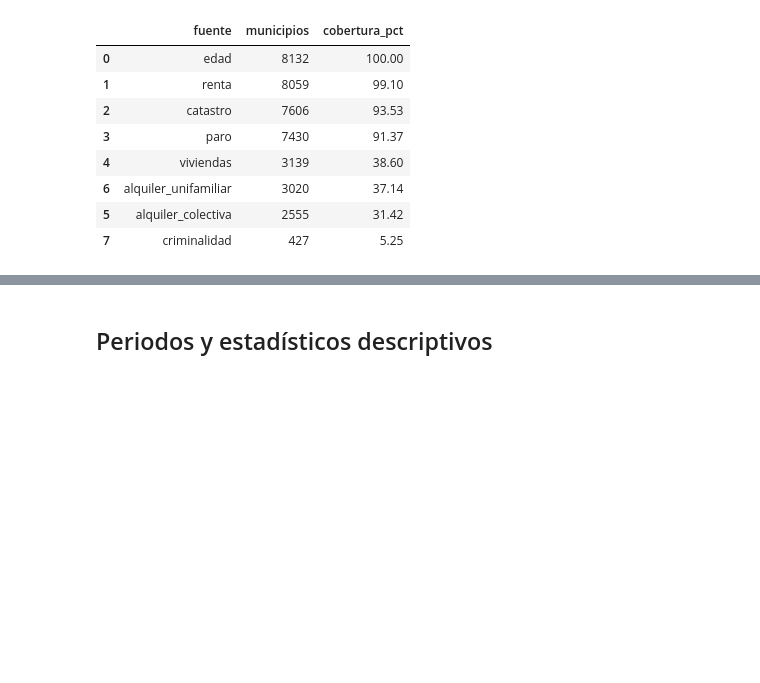
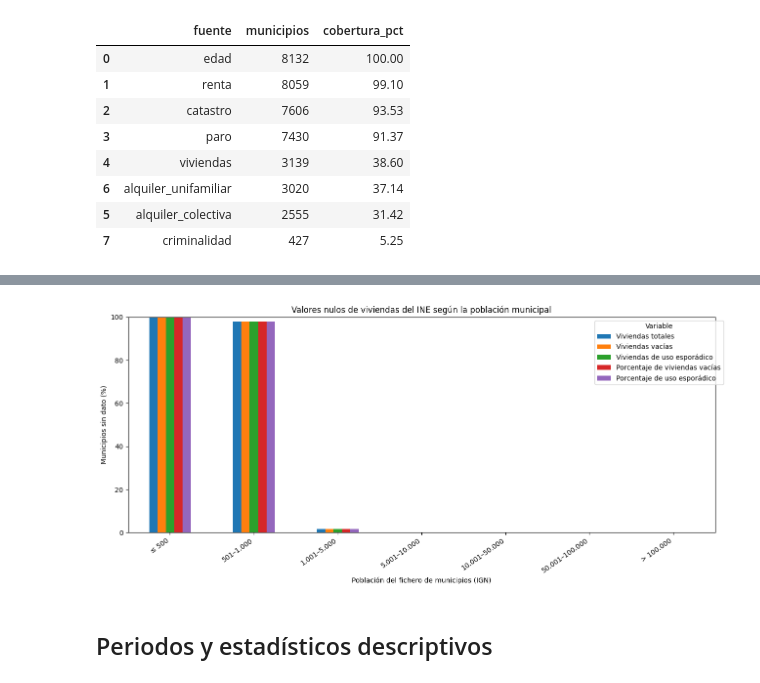
Before and after one commit to DavidJuanP/TFM-segmentacion-inmobiliaria, a Jupyter notebook: notebooks/01_eda_curated.ipynb, the cells around one changed output, grey strips where cells are left out. Cells and saved outputs as stored; diff of their text form; code cells hidden in the pictures; blank space fills up the shorter version.

```diff
--- a/notebooks/01_eda_curated.ipynb
+++ b/notebooks/01_eda_curated.ipynb
@@ -137,0 +316,77 @@ Se descarta incluir la criminalidad por falta de datos.
+# %%
+variables_viviendas_ine = {
+    'Viviendas totales': 'viviendas_totales',
+    'Viviendas vacías': 'viviendas_vacias',
+    'Viviendas de uso esporádico': 'viviendas_uso_esporadico',
+    'Porcentaje de viviendas vacías': 'porcentaje_viviendas_vacias',
+    'Porcentaje de uso esporádico': 'porcentaje_viviendas_uso_esporadico',
+}
+columna_poblacion = 'poblacion_ign'
+
+resumen_poblacion_nulos_viviendas = []
+for variable, columna in variables_viviendas_ine.items():
+    for tiene_dato, grupo in df.groupby(df[columna].notna()):
+        poblacion = grupo[columna_poblacion].dropna()
+        resumen_poblacion_nulos_viviendas.append({
+            'variable': variable,
+            'situacion': 'Con dato' if tiene_dato else 'Sin dato',
+            'municipios': len(grupo),
+            'poblacion_mediana': poblacion.median(),
+            'poblacion_p25': poblacion.quantile(0.25),
+            'poblacion_p75': poblacion.quantile(0.75),
+            'poblacion_media': poblacion.mean(),
+        })
+
+resumen_poblacion_nulos_viviendas = pd.DataFrame(
+    resumen_poblacion_nulos_viviendas
+)
+display(resumen_poblacion_nulos_viviendas.round(1))
+
+limites_poblacion_viviendas = [
+    -np.inf, 500, 1_000, 5_000, 10_000, 50_000, 100_000, np.inf
+]
+etiquetas_poblacion_viviendas = [
+    '≤ 500', '501–1.000', '1.001–5.000', '5.001–10.000',
+    '10.001–50.000', '50.001–100.000', '> 100.000',
+]
+tramo_poblacion_viviendas = pd.cut(
+    df[columna_poblacion],
+    bins=limites_poblacion_viviendas,
+    labels=etiquetas_poblacion_viviendas,
+    include_lowest=True,
+)
+
+nulos_viviendas_por_poblacion = pd.DataFrame({
+    'tramo_poblacion': tramo_poblacion_viviendas,
+})
+for variable, columna in variables_viviendas_ine.items():
+    nulos_viviendas_por_poblacion[variable] = df[columna].isna()
+
+nulos_viviendas_por_poblacion = (
+    nulos_viviendas_por_poblacion
+    .groupby('tramo_poblacion', observed=False)
+    .agg(
+        municipios=('tramo_poblacion', 'size'),
+        **{f'{variable}_nulos_pct': (
+               variable, lambda serie: serie.mean() * 100
+           ) for variable in variables_viviendas_ine}
+    )
+    .reset_index()
+)
+display(nulos_viviendas_por_poblacion.round(2))
+
+columnas_nulos_viviendas = [
+    f'{variable}_nulos_pct' for variable in variables_viviendas_ine
+]
+ax = nulos_viviendas_por_poblacion.set_index('tramo_poblacion')[
+    columnas_nulos_viviendas
+].plot.bar(figsize=(13, 6))
+ax.set_title('Valores nulos de viviendas del INE según la población municipal')
+ax.set_xlabel('Población del fichero de municipios (IGN)')
+ax.set_ylabel('Municipios sin dato (%)')
+ax.set_ylim(0, 100)
+ax.legend(list(variables_viviendas_ine), title='Variable', bbox_to_anchor=(1.02, 1))
+plt.xticks(rotation=35, ha='right')
+plt.tight_layout()
+plt.show()
+# %% [output]
@@ -138,3 +412,4 @@ Se descarta incluir la criminalidad por falta de datos.
+[figure, added]
 # %% [markdown]
 ## Periodos y estadísticos descriptivos
 # %%
```
Also changed, not shown: parts of 17 cells of this notebook, 1 other file.
